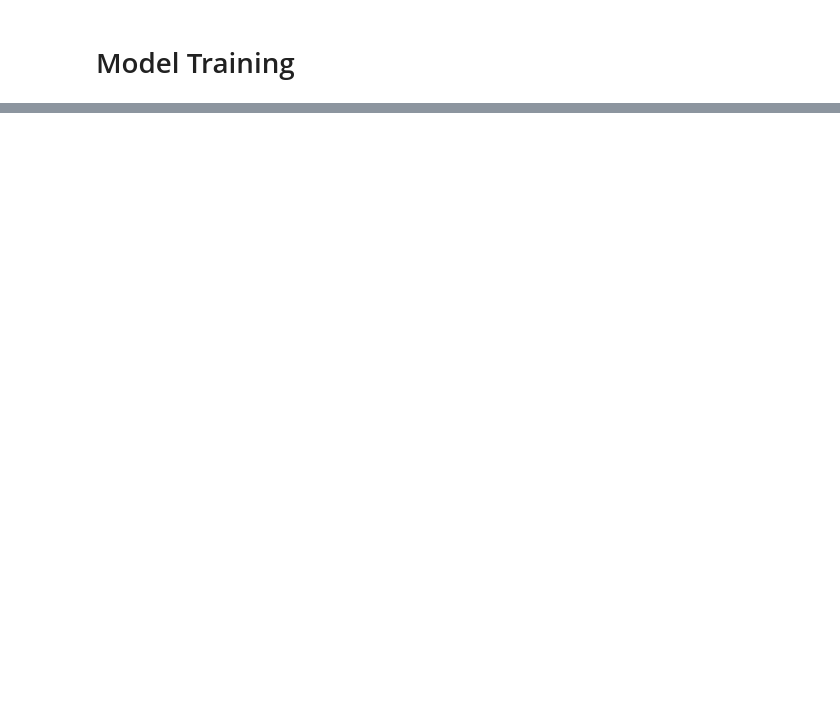
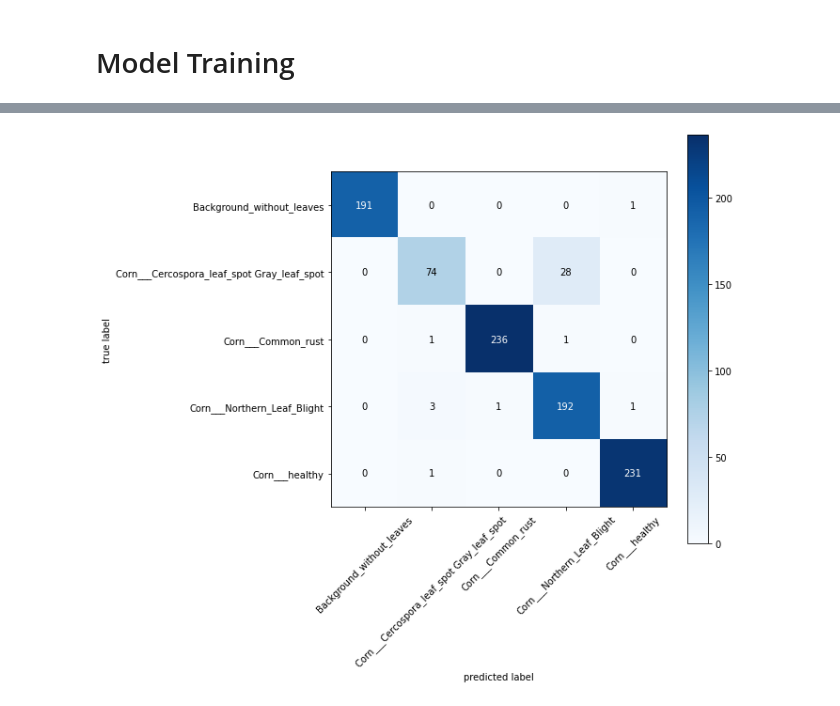
Before and after one commit to brymer-meneses/chloroplast, a Jupyter notebook: machine_learning/model_training/corn.ipynb, the cells around one changed output, grey strips where cells are left out. Saved outputs shown, nothing was run; the diff lists cells and outputs as text; code cells hidden in the pictures; blank space fills up the shorter version.

```diff
--- a/machine_learning/model_training/corn.ipynb
+++ b/machine_learning/model_training/corn.ipynb
@@ -276,0 +379,11 @@ plt.show()
+# %%
+y_true = test_gen.classes
+y_pred = training_model.predict(test_gen)
+class_names = test_gen.class_indices.keys()
+# %%
+y_pred = np.argmax(y_pred, axis = 1)
+# %%
+cs = confusion_matrix(y_true, y_pred)
+cm = plot_confusion_matrix(conf_mat=cs, figsize =(8,8), class_names=class_names, colorbar=True)
+# %% [output]
+[figure, added]
```
Also changed, not shown: parts of 24 cells of this notebook.
